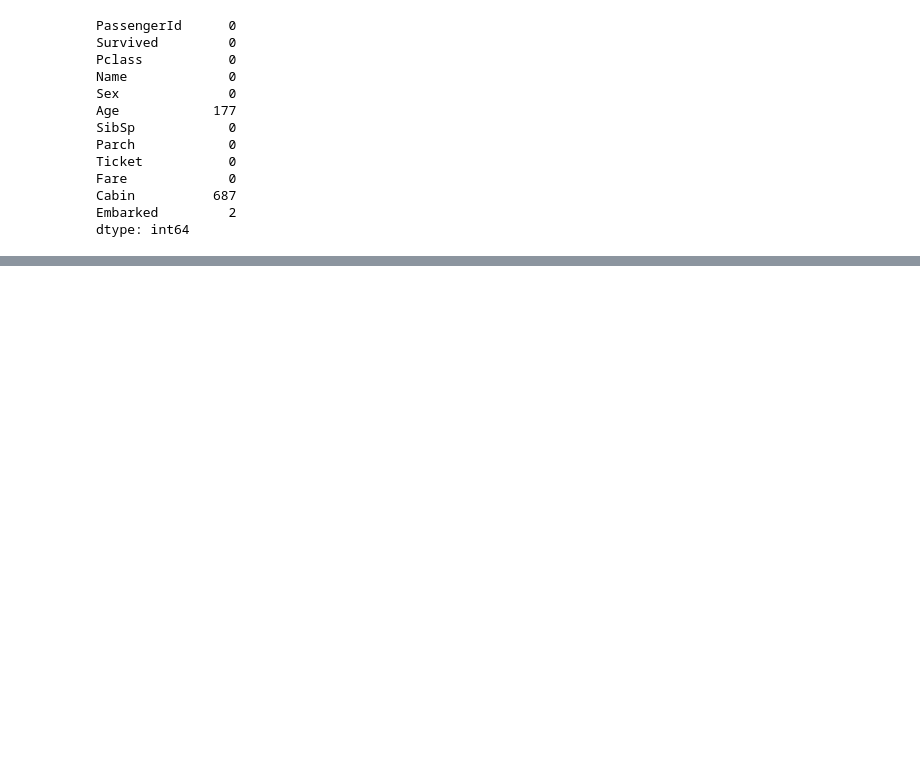
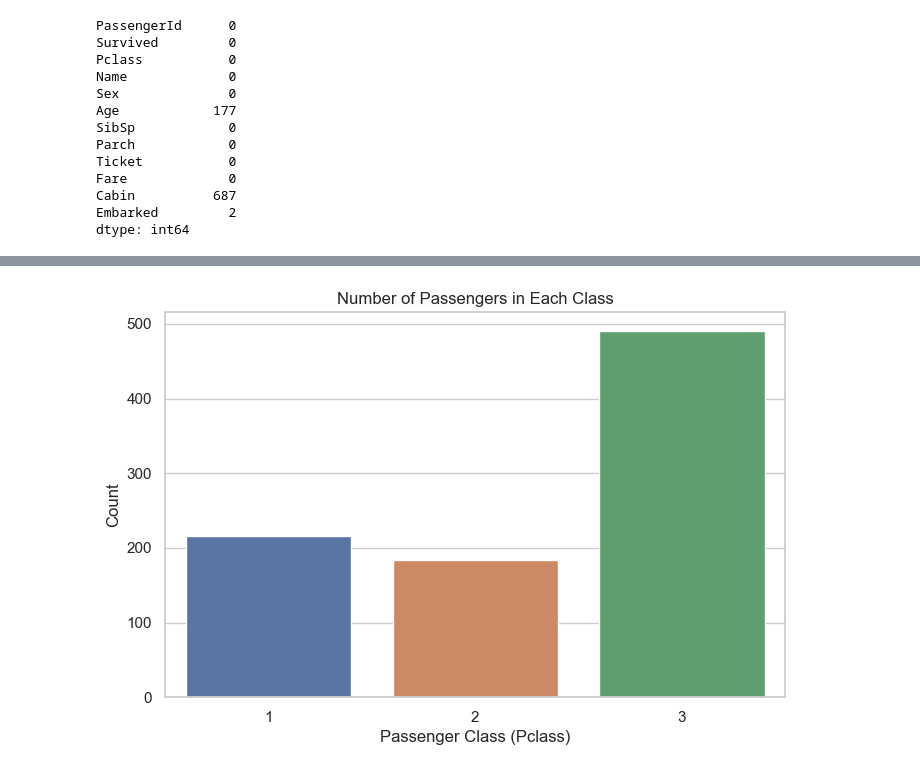
Before and after one commit to Ishsshukla/EDA-titanic-ishika, a Jupyter notebook: EDA on Titanic.ipynb, the cells around one changed output, grey strips where cells are left out. Cells and saved outputs as stored; diff of their text form; code cells hidden in the pictures; blank space fills up the shorter version.

```diff
--- a/EDA on Titanic.ipynb
+++ b/EDA on Titanic.ipynb
@@ -60,0 +84,10 @@ df['Age'].fillna(df['Age'].mean(), inplace=True)
+# %%
+# bar plot showing the number of passengers in each passenger class (Pclass)
+plt.figure(figsize=(8, 5))
+sns.countplot(data=df, x='Pclass')
+plt.xlabel('Passenger Class (Pclass)')
+plt.ylabel('Count')
+plt.title('Number of Passengers in Each Class')
+plt.show()
+# %% [output]
+[figure, added]
```
Also changed, not shown: parts of 23 cells of this notebook.
